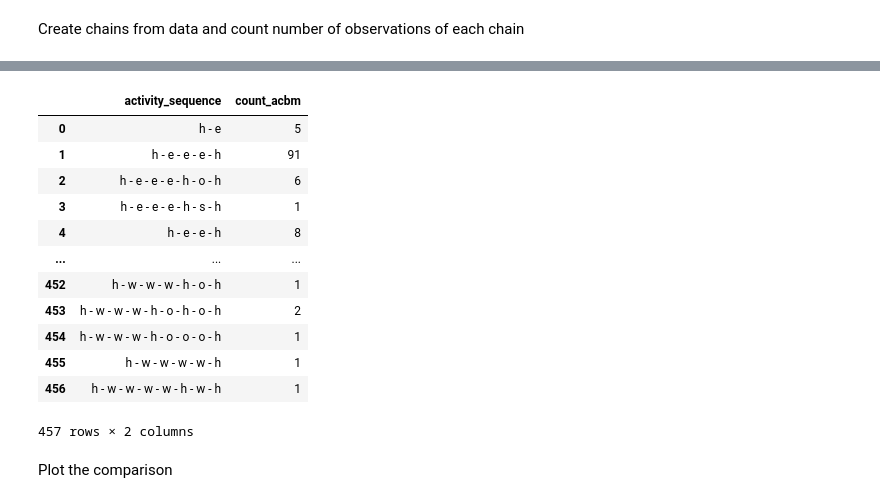
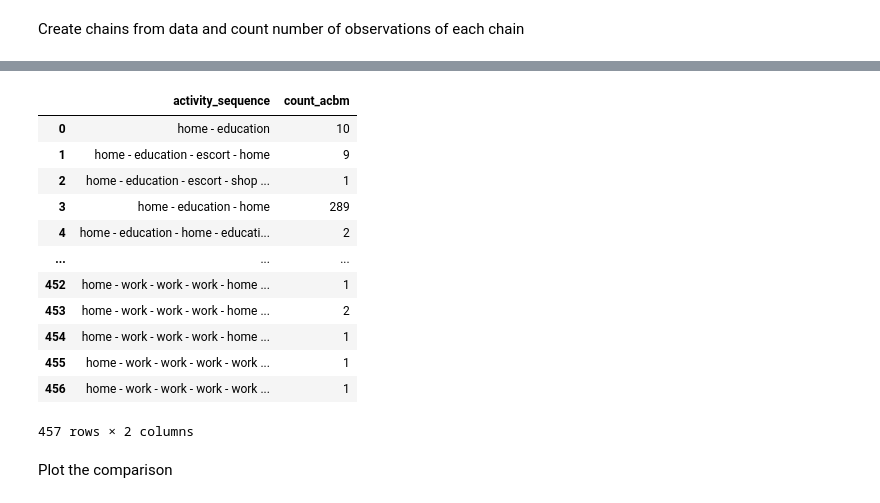
Before and after one commit to Urban-Analytics-Technology-Platform/acbm, a Jupyter notebook: notebooks/5_validate_outputs.ipynb, the cells around one changed output, grey strips where cells are left out. Saved outputs shown, nothing was run; the diff lists cells and outputs as text; code cells hidden in the pictures.

```diff
--- a/notebooks/5_validate_outputs.ipynb
+++ b/notebooks/5_validate_outputs.ipynb
@@ -60,3 +56,15 @@ legs_nts
+# %%
+# Create hour column
+
+# acbm - tst is in datetime format
+# Convert tst to datetime format and extract the hour component in one step
+legs_acbm['tst_hour'] = legs_acbm['tst'].apply(lambda x: pd.to_datetime(x).hour)
+legs_acbm['tet_hour'] = legs_acbm['tet'].apply(lambda x: pd.to_datetime(x).hour)
+
+# nts - tst is in minutes
+# Convert legs_nts["tst"] from minutes to hours
+legs_nts['tst_hour'] = legs_nts['tst'] // 60
+legs_nts['tet_hour'] = legs_nts['tet'] // 60
 # %%
 
 legs_nts[
@@ -280,13 +301,13 @@ activity_mapping = {
 }
 
 # Replace values in 'origin activity' and 'destination activity' columns
-legs_acbm['origin activity'] = legs_acbm['origin activity'].replace(activity_mapping)
-legs_acbm['destination activity'] = legs_acbm['destination activity'].replace(activity_mapping)
+legs_acbm['oact_abr'] = legs_acbm['oact'].replace(activity_mapping)
+legs_acbm['dact_abr'] = legs_acbm['dact'].replace(activity_mapping)
 
 # Replace values in 'oact' and 'dact' columns
 
-legs_nts['oact'] = legs_nts['oact'].replace(activity_mapping)
-legs_nts['dact'] = legs_nts['dact'].replace(activity_mapping)
+legs_nts['oact_abr'] = legs_nts['oact'].replace(activity_mapping)
+legs_nts['dact_abr'] = legs_nts['dact'].replace(activity_mapping)
 # %% [markdown]
 Create chains from data and count number of observations of each chain
 # %%
@@ -369,25 +390,25 @@ sequence_nts
 # %%
 sequence_acbm = process_sequences(df = legs_acbm,
                                   pid_col = 'pid',
                                   seq_col = 'seq',
-                                  origin_activity_col = 'origin activity',
-                                  destination_activity_col = 'destination activity',
+                                  origin_activity_col = 'oact',
+                                  destination_activity_col = 'dact',
                                   suffix = 'acbm')
 
 sequence_acbm
 # %% [output]
 |  | activity_sequence | count_acbm |
-| 0 | h - e | 5 |
-| 1 | h - e - e - e - h | 91 |
-| 2 | h - e - e - e - h - o - h | 6 |
-| 3 | h - e - e - e - h - s - h | 1 |
-| 4 | h - e - e - h | 8 |
+| 0 | home - education | 10 |
+| 1 | home - education - escort - home | 9 |
+| 2 | home - education - escort - shop ... | 1 |
+| 3 | home - education - home | 289 |
+| 4 | home - education - home - educati... | 2 |
 | ... | ... | ... |
-| 452 | h - w - w - w - h - o - h | 1 |
-| 453 | h - w - w - w - h - o - h - o - h | 2 |
-| 454 | h - w - w - w - h - o - o - o - h | 1 |
-| 455 | h - w - w - w - w - h | 1 |
-| 456 | h - w - w - w - w - h - w - h | 1 |
+| 452 | home - work - work - work - home ... | 1 |
+| 453 | home - work - work - work - home ... | 2 |
+| 454 | home - work - work - work - home ... | 1 |
+| 455 | home - work - work - work - work ... | 1 |
+| 456 | home - work - work - work - work ... | 1 |
 457 rows × 2 columns
 # %% [markdown]
 Plot the comparison
```
Also changed, not shown: parts of 27 cells of this notebook.
